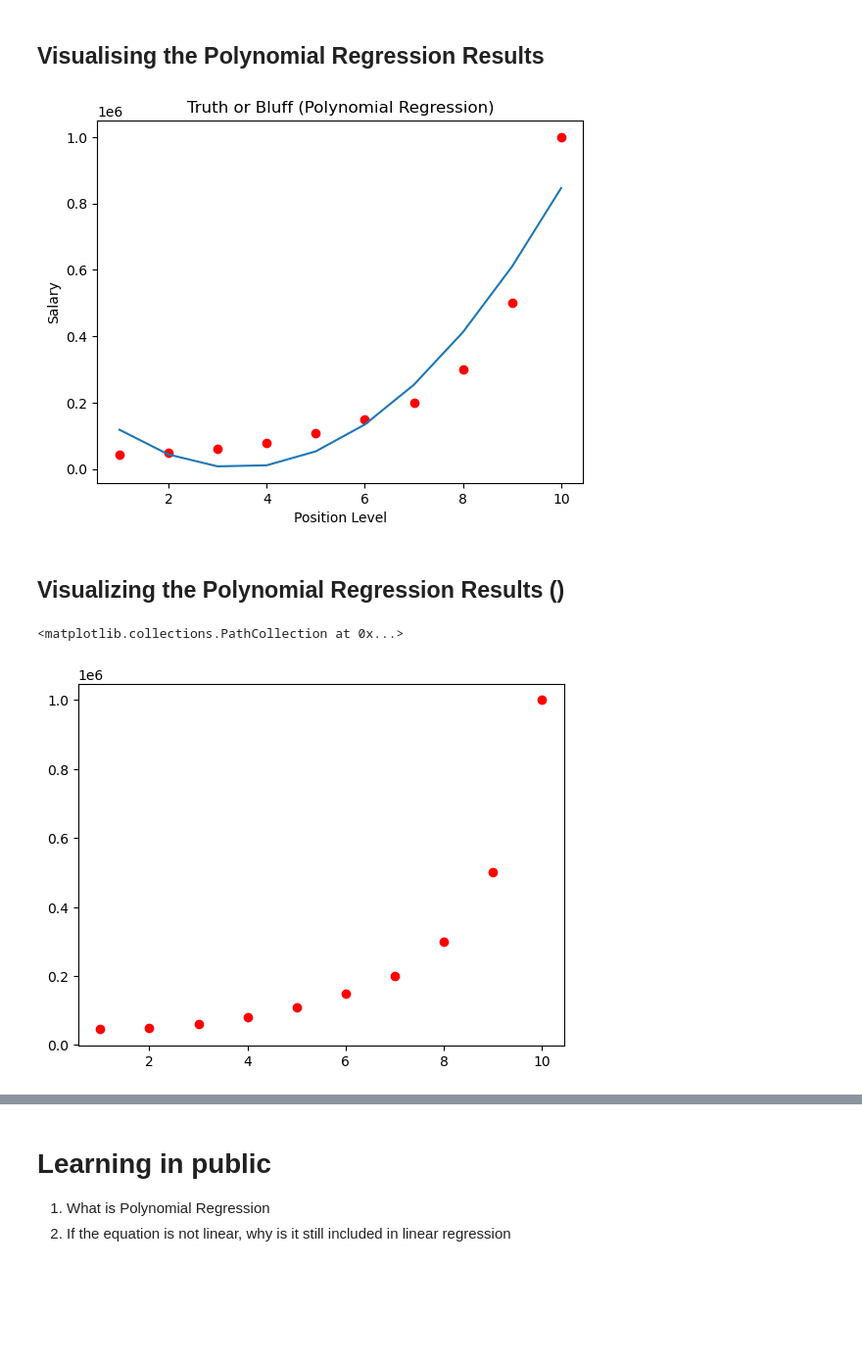
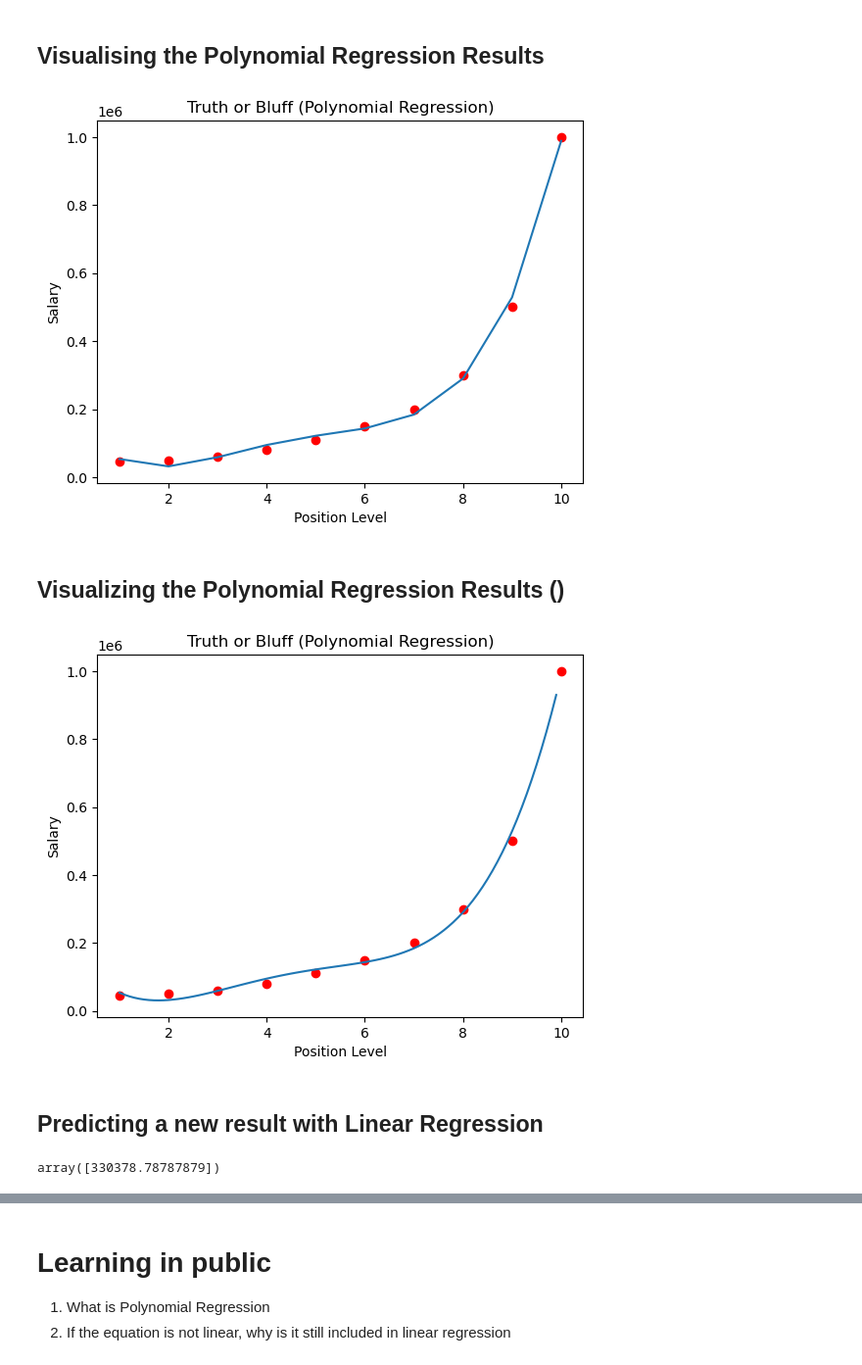
Before and after one commit to AtharvaMaskar26/machine-learning-course, a Jupyter notebook: 3-Complete-Machine-Learning/2_Regression/2.3 Polynomial Regression/2.3_PolynomialRegression.ipynb, the cells around one changed output, grey strips where cells are left out. Shown: that part at 98% size. Drawn from its saved outputs; the diff is of its cells as text; code cells hidden in the pictures; blank space fills up the shorter version.

```diff
--- a/3-Complete-Machine-Learning/2_Regression/2.3 Polynomial Regression/2.3_PolynomialRegression.ipynb
+++ b/3-Complete-Machine-Learning/2_Regression/2.3 Polynomial Regression/2.3_PolynomialRegression.ipynb
@@ -32,7 +32,7 @@ LinearRegression()
 # %%
 from sklearn.preprocessing import PolynomialFeatures
 
-poly_reg = PolynomialFeatures(degree=2)
+poly_reg = PolynomialFeatures(degree=4)
 X_poly = poly_reg.fit_transform(X)
 
 lin_reg2 = LinearRegression()
@@ -62,19 +62,25 @@ plt.xlabel('Position Level')
 plt.ylabel('Salary')
 plt.show()
 # %% [output]
-[figure, old version]
+[figure, new version]
 # %% [markdown]
 ## Visualizing the Polynomial Regression Results ()
 # %%
 X_grid = np.arange(min(X), max(X), 0.1)
 X_grid = X_grid.reshape(len(X_grid), 1)
 
 plt.scatter(X, y, color='red')
+plt.plot(X_grid, lin_reg2.predict(poly_reg.fit_transform(X_grid)))
 
 plt.title('Truth or Bluff (Polynomial Regression)')
 plt.xlabel('Position Level')
 plt.ylabel('Salary')
 plt.show()
 # %% [output]
-<matplotlib.collections.PathCollection at 0x...>
-[figure, old version]
+[figure, new version]
+# %% [markdown]
+## Predicting a new result with Linear Regression
+# %%
+lin_reg.predict([[6.5]])
+# %% [output]
+array([330378.78787879])
```
Also changed, not shown: parts of 2 cells of this notebook, 3 other files.
